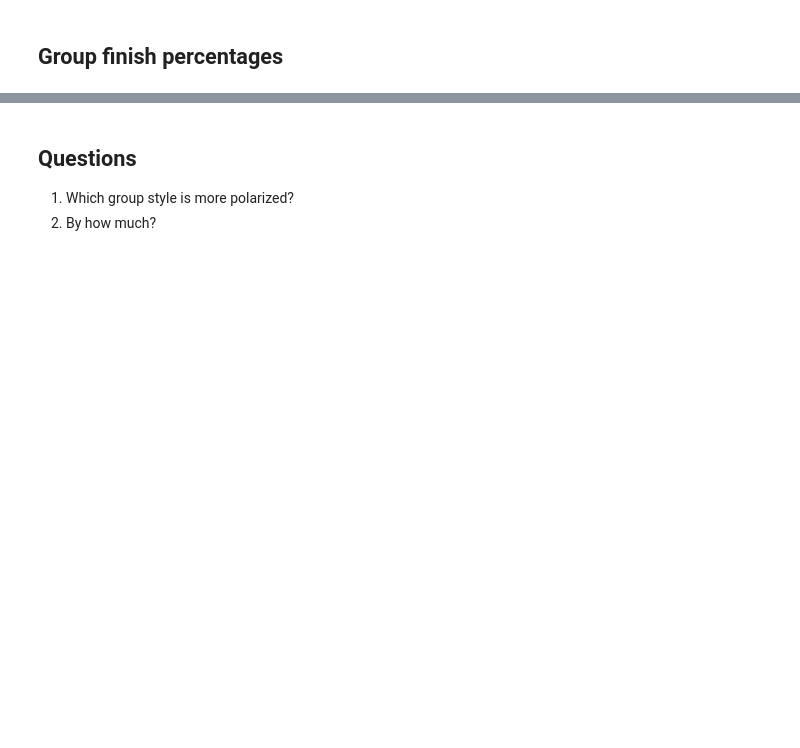
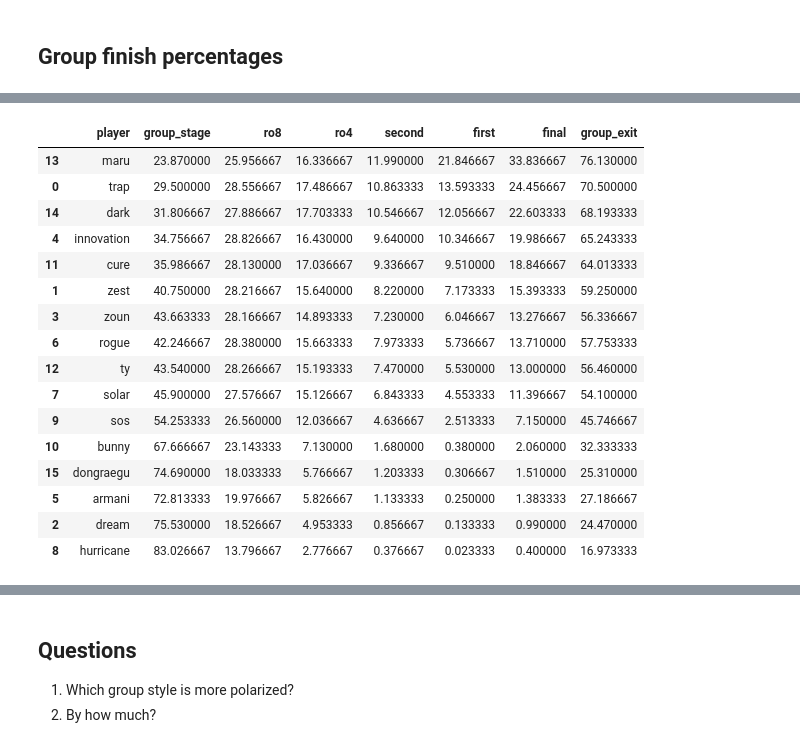
Before and after one commit to SpecCRA/sc2_tourney_sims, a Jupyter notebook: results_notebook.ipynb, the cells around one changed output, grey strips where cells are left out. Cells and saved outputs as stored; diff of their text form; code cells hidden in the pictures; blank space fills up the shorter version.

```diff
--- a/results_notebook.ipynb
+++ b/results_notebook.ipynb
@@ -1338,0 +1851,21 @@ fig.show()
+# %%
+
+gsl_perc
+# %% [output]
+|  | player | group_stage | ro8 | ro4 | second | first | final | group_exit |
+| 13 | maru | 23.870000 | 25.956667 | 16.336667 | 11.990000 | 21.846667 | 33.836667 | 76.130000 |
+| 0 | trap | 29.500000 | 28.556667 | 17.486667 | 10.863333 | 13.593333 | 24.456667 | 70.500000 |
+| 14 | dark | 31.806667 | 27.886667 | 17.703333 | 10.546667 | 12.056667 | 22.603333 | 68.193333 |
+| 4 | innovation | 34.756667 | 28.826667 | 16.430000 | 9.640000 | 10.346667 | 19.986667 | 65.243333 |
+| 11 | cure | 35.986667 | 28.130000 | 17.036667 | 9.336667 | 9.510000 | 18.846667 | 64.013333 |
+| 1 | zest | 40.750000 | 28.216667 | 15.640000 | 8.220000 | 7.173333 | 15.393333 | 59.250000 |
+| 3 | zoun | 43.663333 | 28.166667 | 14.893333 | 7.230000 | 6.046667 | 13.276667 | 56.336667 |
+| 6 | rogue | 42.246667 | 28.380000 | 15.663333 | 7.973333 | 5.736667 | 13.710000 | 57.753333 |
+| 12 | ty | 43.540000 | 28.266667 | 15.193333 | 7.470000 | 5.530000 | 13.000000 | 56.460000 |
+| 7 | solar | 45.900000 | 27.576667 | 15.126667 | 6.843333 | 4.553333 | 11.396667 | 54.100000 |
+| 9 | sos | 54.253333 | 26.560000 | 12.036667 | 4.636667 | 2.513333 | 7.150000 | 45.746667 |
+| 10 | bunny | 67.666667 | 23.143333 | 7.130000 | 1.680000 | 0.380000 | 2.060000 | 32.333333 |
+| 15 | dongraegu | 74.690000 | 18.033333 | 5.766667 | 1.203333 | 0.306667 | 1.510000 | 25.310000 |
+| 5 | armani | 72.813333 | 19.976667 | 5.826667 | 1.133333 | 0.250000 | 1.383333 | 27.186667 |
+| 2 | dream | 75.530000 | 18.526667 | 4.953333 | 0.856667 | 0.133333 | 0.990000 | 24.470000 |
+| 8 | hurricane | 83.026667 | 13.796667 | 2.776667 | 0.376667 | 0.023333 | 0.400000 | 16.973333 |
```
Also changed, not shown: parts of 40 cells of this notebook, 13 other files.
